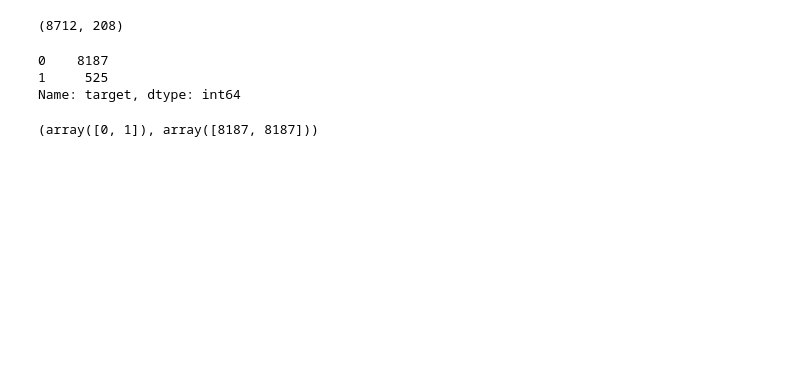
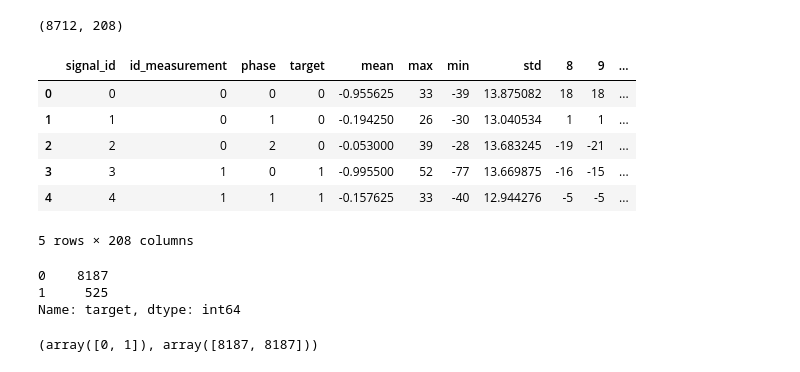
Before and after one commit to sejal-varu/kaggle-VBSPowerLine, a Jupyter notebook: Powerline-Catboost.ipynb, the cells around one changed output. Saved outputs shown, nothing was run; the diff lists cells and outputs as text; code cells hidden in the pictures; blank space fills up the shorter version.

```diff
--- a/Powerline-Catboost.ipynb
+++ b/Powerline-Catboost.ipynb
@@ -14,6 +16,16 @@ train_df = pd.read_csv("data/df_train.csv")
 train_df.shape
 # %% [output]
 (8712, 208)
+# %%
+train_df.head()
+# %% [output]
+|  | signal_id | id_measurement | phase | target | mean | max | min | std | 8 | 9 | ... |
+| 0 | 0 | 0 | 0 | 0 | -0.955625 | 33 | -39 | 13.875082 | 18 | 18 | ... |
+| 1 | 1 | 0 | 1 | 0 | -0.194250 | 26 | -30 | 13.040534 | 1 | 1 | ... |
+| 2 | 2 | 0 | 2 | 0 | -0.053000 | 39 | -28 | 13.683245 | -19 | -21 | ... |
+| 3 | 3 | 1 | 0 | 1 | -0.995500 | 52 | -77 | 13.669875 | -16 | -15 | ... |
+| 4 | 4 | 1 | 1 | 1 | -0.157625 | 33 | -40 | 12.944276 | -5 | -5 | ... |
+5 rows × 208 columns
 # %%
 train_df.target.value_counts()
 # %% [output]
```
Also changed, not shown: parts of 17 cells of this notebook, 6 other files.
